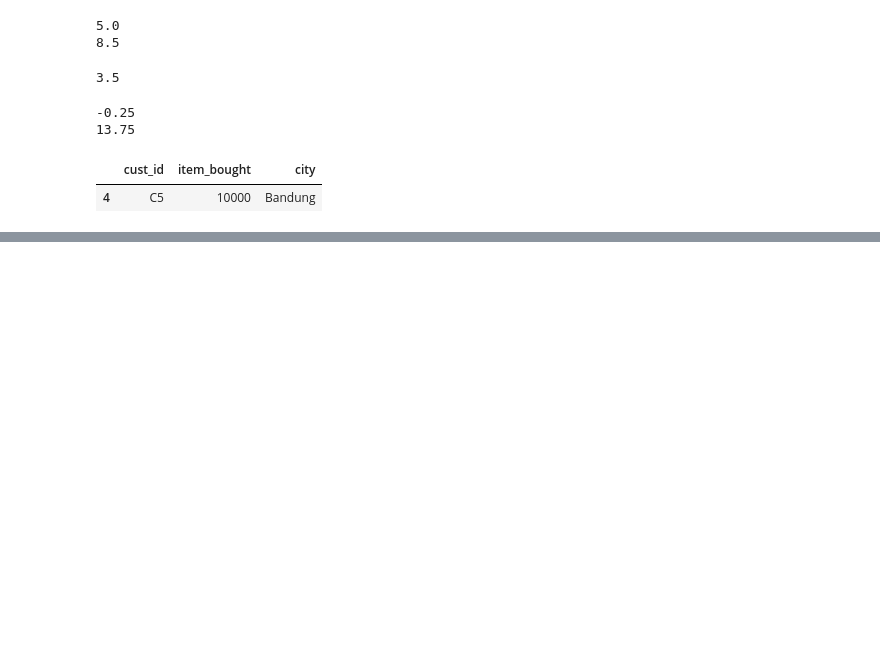
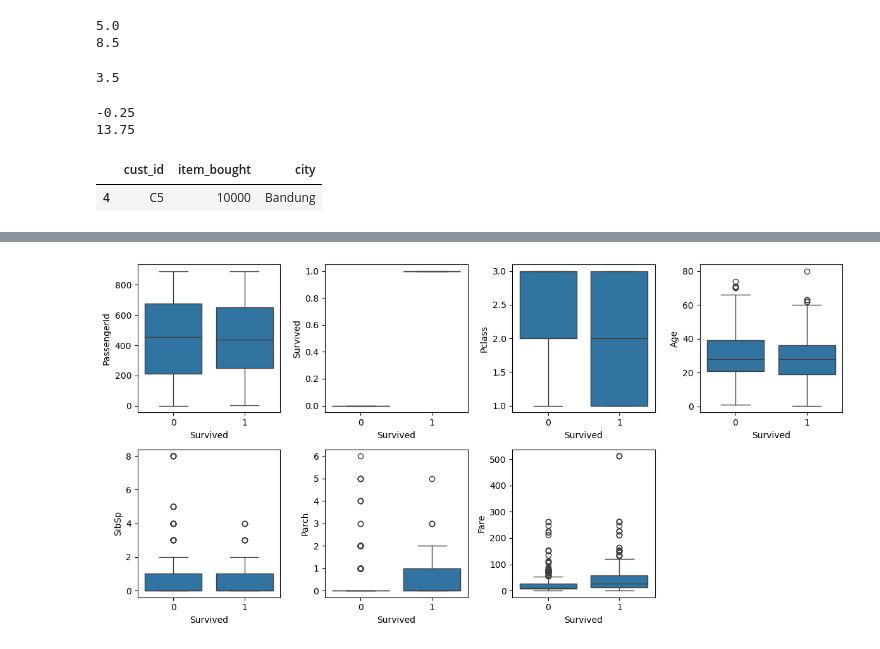
Before and after one commit to jayasaptr/belajar-python, a Jupyter notebook: part6.ipynb, the cells around one changed output, grey strips where cells are left out. Cells and saved outputs as stored; diff of their text form; code cells hidden in the pictures; blank space fills up the shorter version.

```diff
--- a/part6.ipynb
+++ b/part6.ipynb
@@ -198,0 +330,9 @@ df[(df["item_bought"] < fence_low) | (df["item_bought"] > fence_high)]
+# %%
+##multi boxplot - label - category
+plt.figure(figsize=(12,6))
+for i in range(len(num_col)):
+    plt.subplot(2, 4, i + 1)
+    sns.boxplot(x= "Survived", y = num_col[i], data=df, orient="v")
+    plt.tight_layout()
+# %% [output]
+[figure, added]
```
Also changed, not shown: parts of 16 cells of this notebook, 1 other file.
